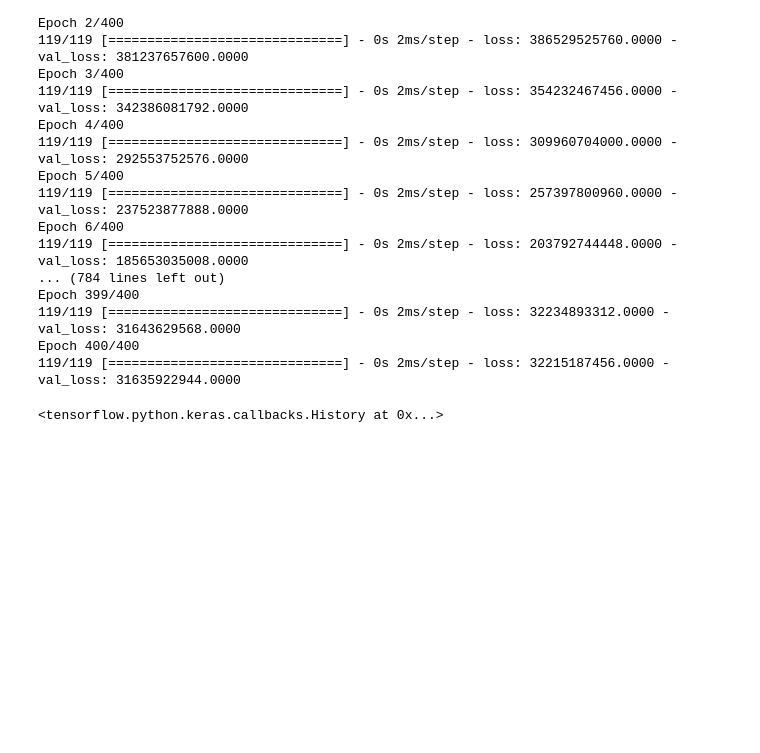
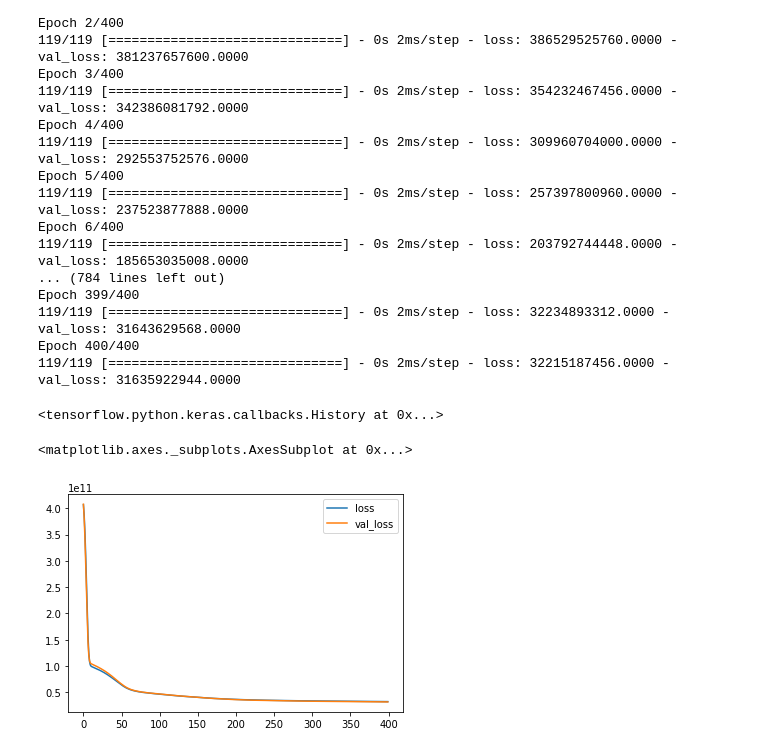
Before and after one commit to saima8/Deep-Learning, a Jupyter notebook: Keras_Regression.ipynb, the cells around one changed output. Cells and saved outputs as stored; diff of their text form; code cells hidden in the pictures; blank space fills up the shorter version.

```diff
--- a/Keras_Regression.ipynb
+++ b/Keras_Regression.ipynb
@@ -379,3 +379,10 @@ Epoch 399/400
 Epoch 400/400
 119/119 [==============================] - 0s 2ms/step - loss: 32215187456.0000 - val_loss: 31635922944.0000
 <tensorflow.python.keras.callbacks.History at 0x...>
+# %%
+losses = pd.DataFrame(model.history.history)
+# %%
+losses.plot()
+# %% [output]
+<matplotlib.axes._subplots.AxesSubplot at 0x...>
+[figure, added]
```
Also changed, not shown: parts of 12 cells of this notebook.
